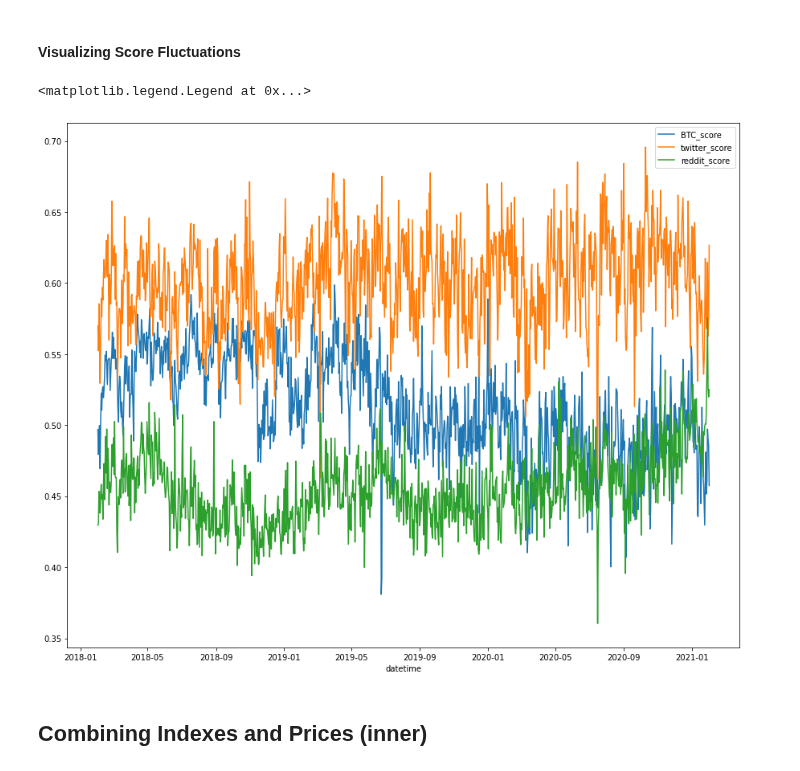
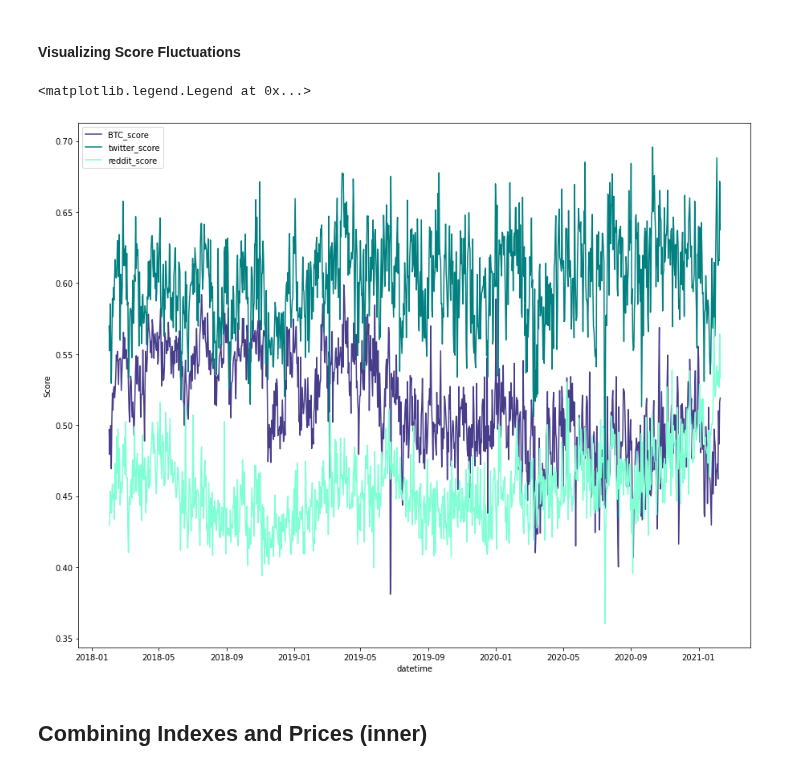
Before and after one commit to Dmunozig/crypto_sentiment, a Jupyter notebook: notebooks/Data_Exploration_Clean.ipynb, the cells around one changed output. Drawn from its saved outputs; the diff is of its cells as text; code cells hidden in the pictures.

Commit message:
Tweaked graphs for app metrics

```diff
--- a/notebooks/Data_Exploration_Clean.ipynb
+++ b/notebooks/Data_Exploration_Clean.ipynb
@@ -398,3 +398,11 @@ topics_index
 # Creating dictionary of our own validation (1 = positive ; 0 = neutral ; -1 = negative)
 topics_index_value = {'0': 0,
  '1': -1,'2': 0, '3': -1,'4': 0,'5': 0,'6': -1,'7': 0,'8': 0,'9': 0,'10': 0,'11': 0,'12': 0,'13': 0,'14': -1,'15': 0,'16': -1,'17': 0,'18': 0,'19': 0,'20': 0,'21': 0,'22': 0,'23': 1,'24': 1,'25': 0,'26': -1,'27': -1,'28': 0,'29': 0,'30': 0,'31': 0,'32': -1,'33': 1,'34': 0,'35': 0,'36': 1,'37': -1,'38': 1,'39': 1,'40': -1,'41': 0,'42': 1,'43': 0,'44': 0,'45': 0,'46': 1,'47': 0,'48': -1,'49': 0,'50': 0,'51': 0,'52': 0,'53': -1,'54': -1,'55': 0,'56': 0,'57': 0,'58': 0,'59': 0,'60': 0,'61': 0,'62': 0,'63': 1,'64': -1,'65': 0,'66': 0,'67': 0,'68': 0,'69': 0,'70': 0,'71': 1,'72': 0,'73': -1,'74': 0,'75': 1,'76': 0,'77': 0,'78': 0,'79': 0,'80': 0,'81': -1,'82': 1,'83': 1,'84': -1,'85': -1,'86': 0,'87': 0,'88': 0,'89': -1,'90': 0,'91': 1,'92': -1}
+# %%
+count = {}
+for key,value in topics_index_value.items():
+    if value not in count:
+        count[value] = 1
+    else:
+        count[value] += 1
+count
@@ -436,13 +456,14 @@ topics_count_df[['BTC_score','twitter_score','reddit_score']].head()
 #### Visualizing Score Fluctuations
 # %%
 figure = plt.figure(figsize=(15,12))
-topics_count_df['BTC_score'].plot()
-topics_count_df['twitter_score'].plot()
-topics_count_df['reddit_score'].plot()
+topics_count_df['BTC_score'].plot(c = 'darkslateblue')
+topics_count_df['twitter_score'].plot(c = 'teal')
+topics_count_df['reddit_score'].plot(c ='aquamarine')
+plt.ylabel('Score')
 plt.legend()
 # %% [output]
 <matplotlib.legend.Legend at 0x...>
-[figure, old version]
+[figure, new version]
 # %%
 # Look into distribution of counts per category
 # %% [markdown]
```
Also changed, not shown: parts of 3 cells of this notebook.
